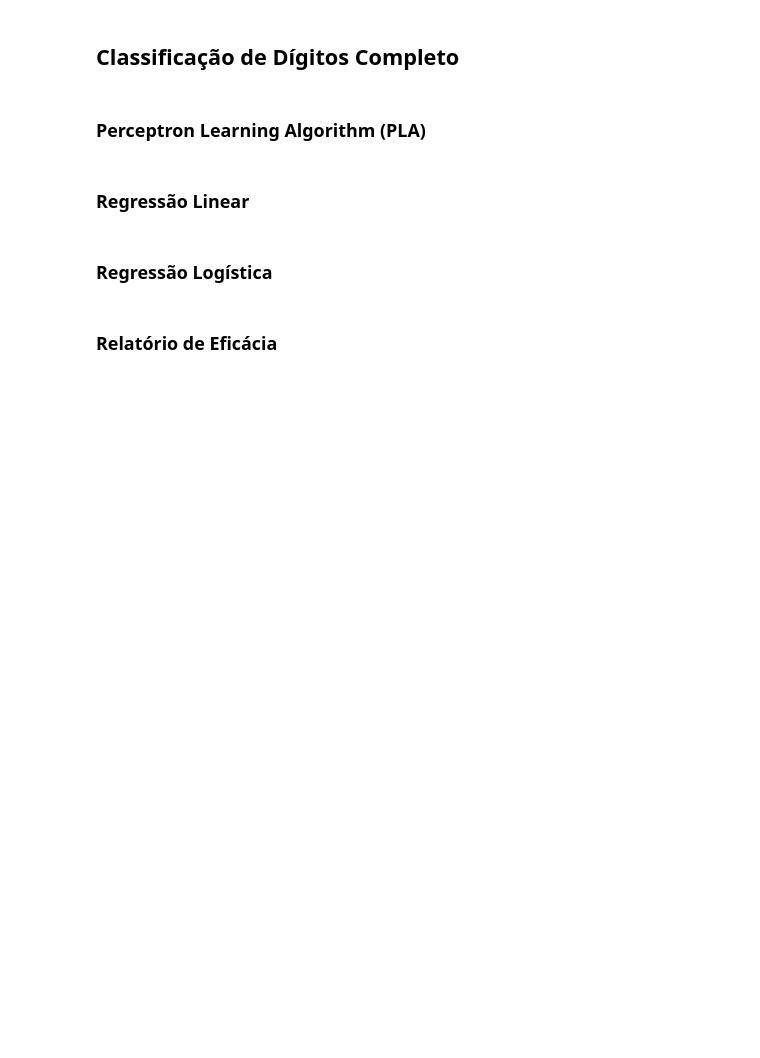
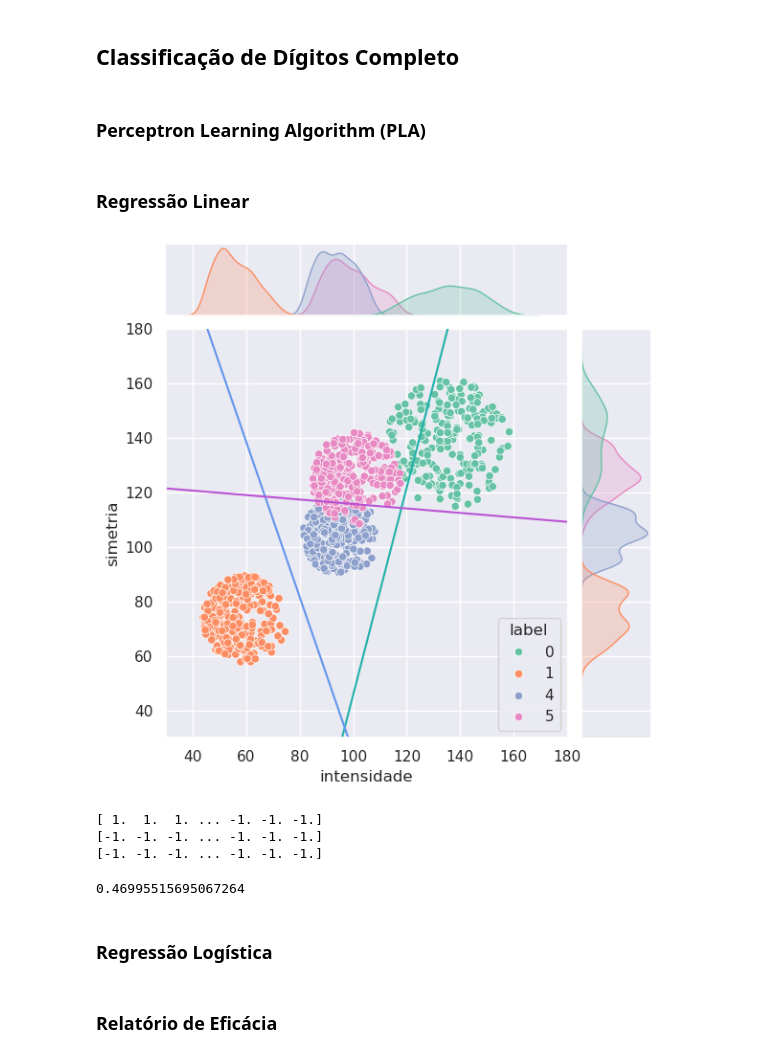
Before and after one commit to YhasmimTigre/Reconhecimento-de-D-gitos---Machine-Learning, a Jupyter notebook: Mini_Projeto.ipynb, the cells around one changed output. Saved outputs shown, nothing was run; the diff lists cells and outputs as text; code cells hidden in the pictures; blank space fills up the shorter version.

```diff
--- a/Mini_Projeto.ipynb
+++ b/Mini_Projeto.ipynb
@@ -145,10 +146,13 @@ def plot_alg (w_lista : np.array) -> None:
     sns.set_theme()
     sns.jointplot(data = digitos_df, x = "intensidade", y = "simetria", hue = "label", palette = "Set2")
 
-    linha = np.linspace(30, 180, 100)
+    reta_lista = []
+    for i in range (len(w_lista)):
+        reta_lista.append(np.linspace(30, 180, 100))
 
-    for w in w_lista:
-        plt.plot(linha, (-w[0] - w[1]*linha) / w[2], c = 'lightseagreen')
+    cor_lista = ['lightseagreen', 'cornflowerblue', 'mediumorchid']
+    for w, c, r in zip (w_lista, cor_lista, reta_lista):
+        plt.plot(r, (-w[0] - w[1]*r) / w[2], c = c)
 
     plt.ylim(30, 180)
     plt.xlim(30, 180)
@@ -360,5 +367,27 @@ class UmVSTodos ():
 # %% [markdown]
 ### Regressão Linear
+# %%
+#Instanciando o objeto:
+Rlin_1vTodos = UmVSTodos (ordem = [0, 1, 4, 5], n_int = 20000, modelo = Reg_Lin)
+
+#Treinando:
+Rlin_1vTodos.fit(X = X_train, Y = y_train)
+
+#Obtendo os pesos:
+Rlin_w_1vTodos = Rlin_1vTodos.get_w()
+
+#Observando no gráfico:
+plot_alg (w_lista = Rlin_w_1vTodos)
+# %% [output]
+[figure, added]
+# %%
+# plot_relatorio_eff (Y_pred = Rlin_1vTodos.predict(X = X_test), Y_real = y_test)
+Rlin_1vTodos.acuracia(X = X_test, Y = y_test)
+# %% [output]
+[ 1.  1.  1. ... -1. -1. -1.]
+[-1. -1. -1. ... -1. -1. -1.]
+[-1. -1. -1. ... -1. -1. -1.]
+0.46995515695067264
 # %% [markdown]
 ### Regressão Logística
 # %% [markdown]
```
Also changed, not shown: parts of 5 cells of this notebook.
